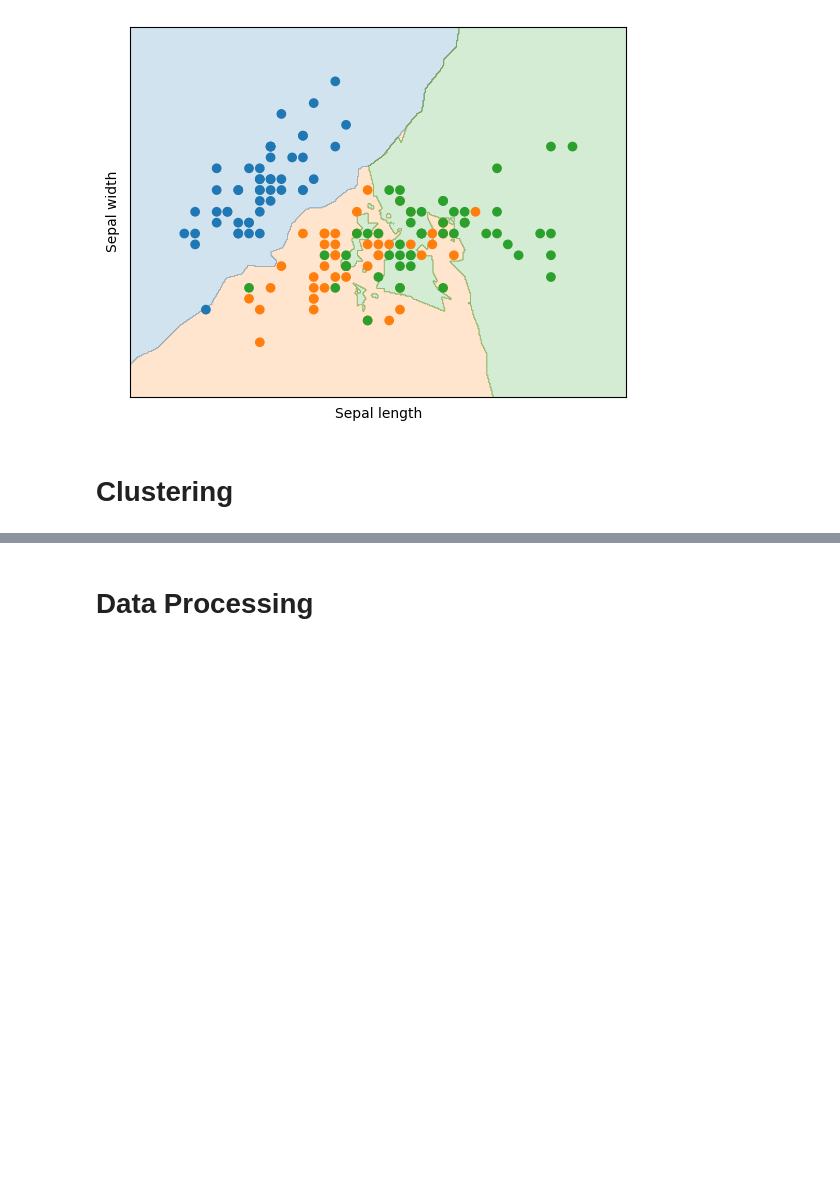
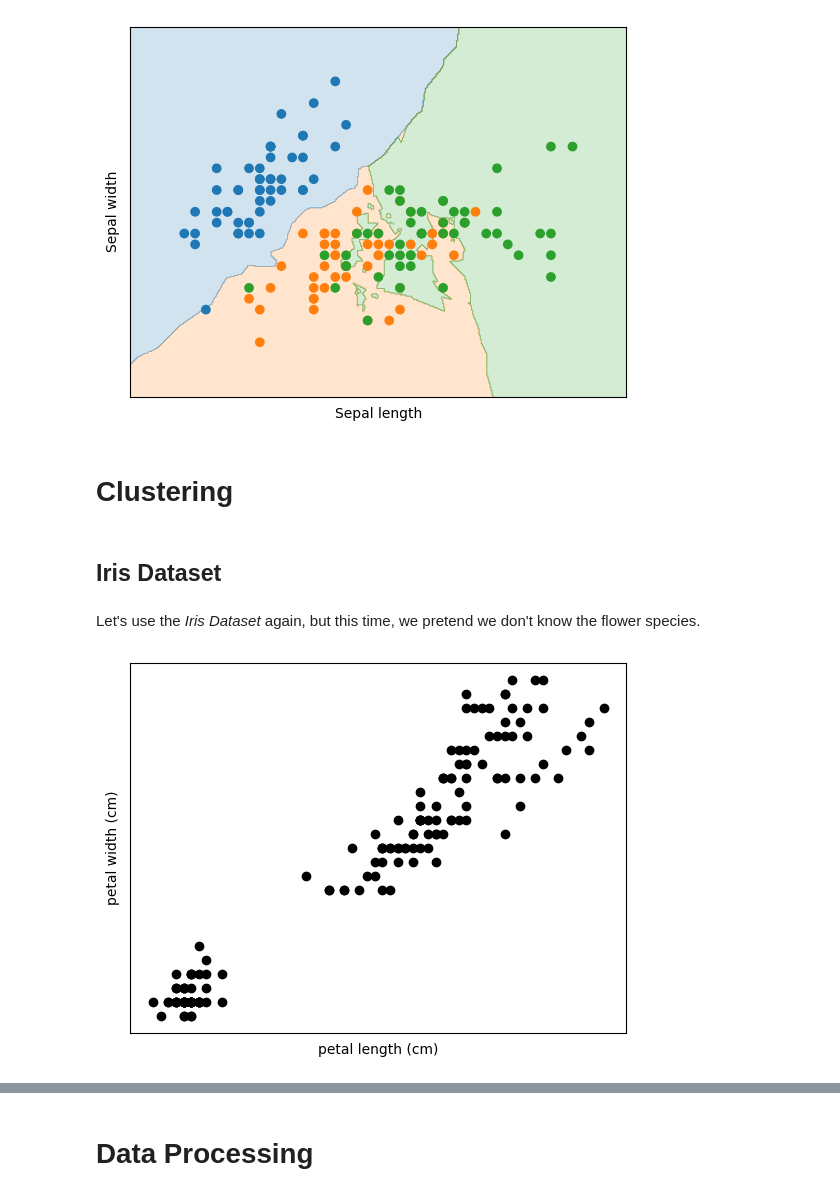
Before and after one commit to SamuelFoo/ISR-Coy-Workshop, a Jupyter notebook: supervised.ipynb, the cells around one changed output, grey strips where cells are left out. Saved outputs shown, nothing was run; the diff lists cells and outputs as text; code cells hidden in the pictures; blank space fills up the shorter version.

Commit message:
Added clustering

```diff
--- a/supervised.ipynb
+++ b/supervised.ipynb
@@ -294,0 +304,18 @@ plt.show()
+# %% [markdown]
+## Iris Dataset
+# %% [markdown]
+Let's use the *Iris Dataset* again, but this time, we pretend we don't know the flower species.
+# %%
+iris = sklearn.datasets.load_iris()
+df = pd.DataFrame(iris.data)
+df.columns = iris.feature_names
+# %%
+plt.scatter(df["petal length (cm)"], df["petal width (cm)"], color="k")
+plt.xticks(())
+plt.yticks(())
+plt.xlabel("petal length (cm)")
+plt.ylabel("petal width (cm)")
+# plt.savefig("Presentation Images/iris_cluster_1.svg", transparent=True)
+plt.show()
+# %% [output]
+[figure, added]
```
Also changed, not shown: parts of 11 cells of this notebook.
